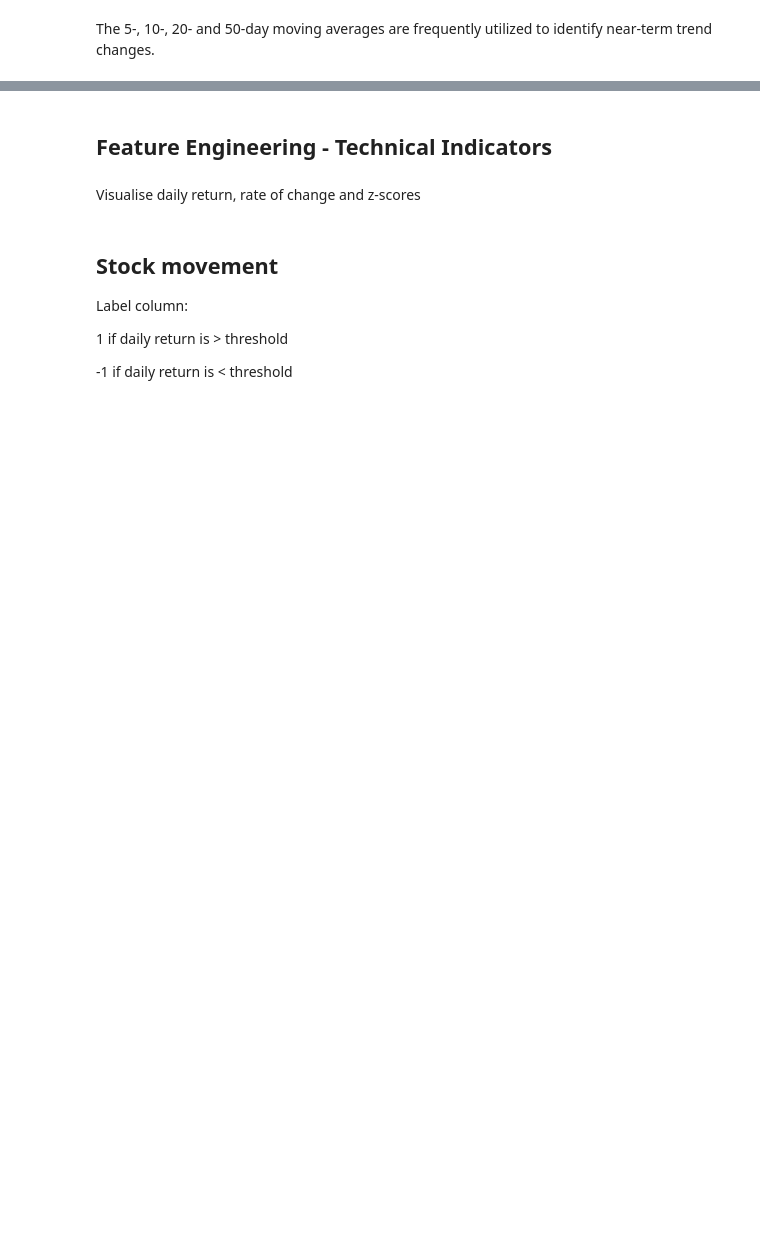
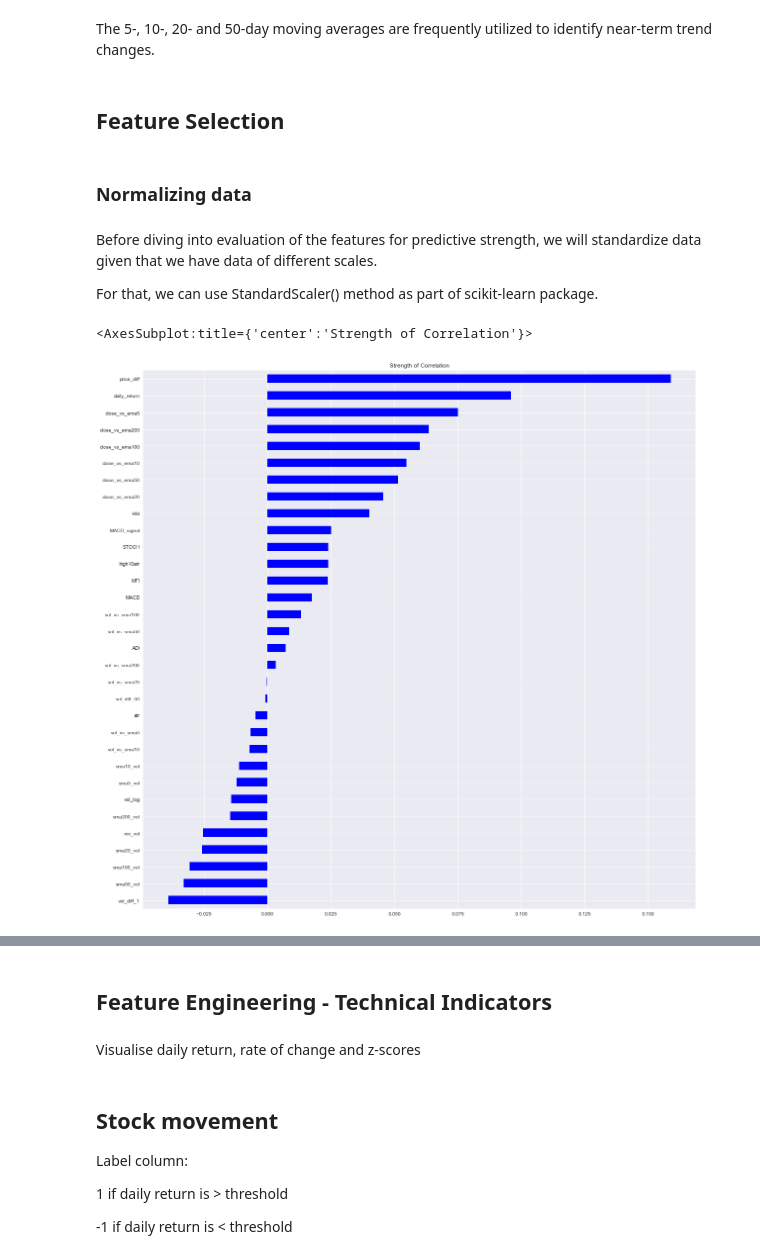
Before and after one commit to es-g/stock_price_indicator, a Jupyter notebook: Stock_price_predictor.ipynb, the cells around one changed output, grey strips where cells are left out. Saved outputs shown, nothing was run; the diff lists cells and outputs as text; code cells hidden in the pictures; blank space fills up the shorter version.

```diff
--- a/Stock_price_predictor.ipynb
+++ b/Stock_price_predictor.ipynb
@@ -120,32 +106,2 @@ https://www.investopedia.com/terms/o/onbalancevolume.asp
 # %% [markdown]
 The 5-, 10-, 20- and 50-day moving averages are frequently utilized to identify near-term trend changes.
-# %%
-feature_names = ['DAILY_RETURN', 'DIFF', 'VOLUME_LOG', 'f05', 'f06']
-col_names = pd.MultiIndex.from_product([tickers, feature_names])
-features = pd.DataFrame(index=df.index, columns=col_names).sort_index()
-
-for ticker in tickers:
-    features.loc[:, (ticker, 'DAILY_RETURN')] = ti.daily_return(df[ticker]['Close'])
-    features.loc[:, (ticker, 'DIFF')] = ti.price_diff(df[ticker]['Close'])
-    features.loc[:, (ticker, 'VOLUME_LOG')] = df[ticker]['Volume'].apply(np.log)
-    features.loc[:, (ticker, 'DIFF')] = ti.price_diff(df[ticker]['Close'])
-
-    # 5-day moving average of volume
-    features.loc[:, (ticker, 'f05')] = ti.simple_ma(features[ticker]['VOLUME_LOG'], period=5)
-
-    # Close vs 50-day EMA
-    features.loc[:, (ticker, 'f06')] = df[ticker]['Close'] / ti.exp_ma(df[ticker]['Close'], period=50) - 1
-
-outcome_names = ['open_1', 'close_1', 'close_15']
-col_names_out = pd.MultiIndex.from_product([tickers, outcome_names])
-outcomes = pd.DataFrame(index=df.index, columns=col_names_out).sort_index()
-
-for ticker in tickers:
-    # next day's opening change
-    outcomes.loc[:, (ticker, 'open_1')] = df[ticker]['Open'].shift(-1) / df[ticker]['Close'].shift(0) - 1
-
-    # Change in closing price next day
-    outcomes.loc[:, (ticker, 'close_1')] = df[ticker]['Close'].pct_change(-1)
-
-    # Change in closing price in the next 15 days
-    outcomes.loc[:, (ticker, 'close_15')] = df[ticker]['Close'].pct_change(-15)
@@ -176,0 +165,11 @@ print('Regression Coefficients: '+str(model.coef_))
+# %%
+df_new = features.join(outcomes)
+df_new = df_new.dropna()
+# %% [markdown]
+## Feature Selection <a name="feature-sel"></a>
+# %% [markdown]
+### Normalizing data
+# %% [markdown]
+Before diving into evaluation of the features for predictive strength, we will standardize data given that we have data of different scales.
+
+For that, we can use StandardScaler() method as part of scikit-learn package.
@@ -176,0 +181,10 @@ print('Regression Coefficients: '+str(model.coef_))
+# %%
+# Correlation strength
+plt.style.use('seaborn')
+plt.figure(figsize=(20,20))
+
+corr = features['SPY'].corrwith(df_new['SPY']['target_close_1'])
+corr.sort_values().plot.barh(color = 'blue',title = 'Strength of Correlation')
+# %% [output]
+<AxesSubplot:title={'center':'Strength of Correlation'}>
+[figure, added]
```
Also changed, not shown: parts of 48 cells of this notebook.
